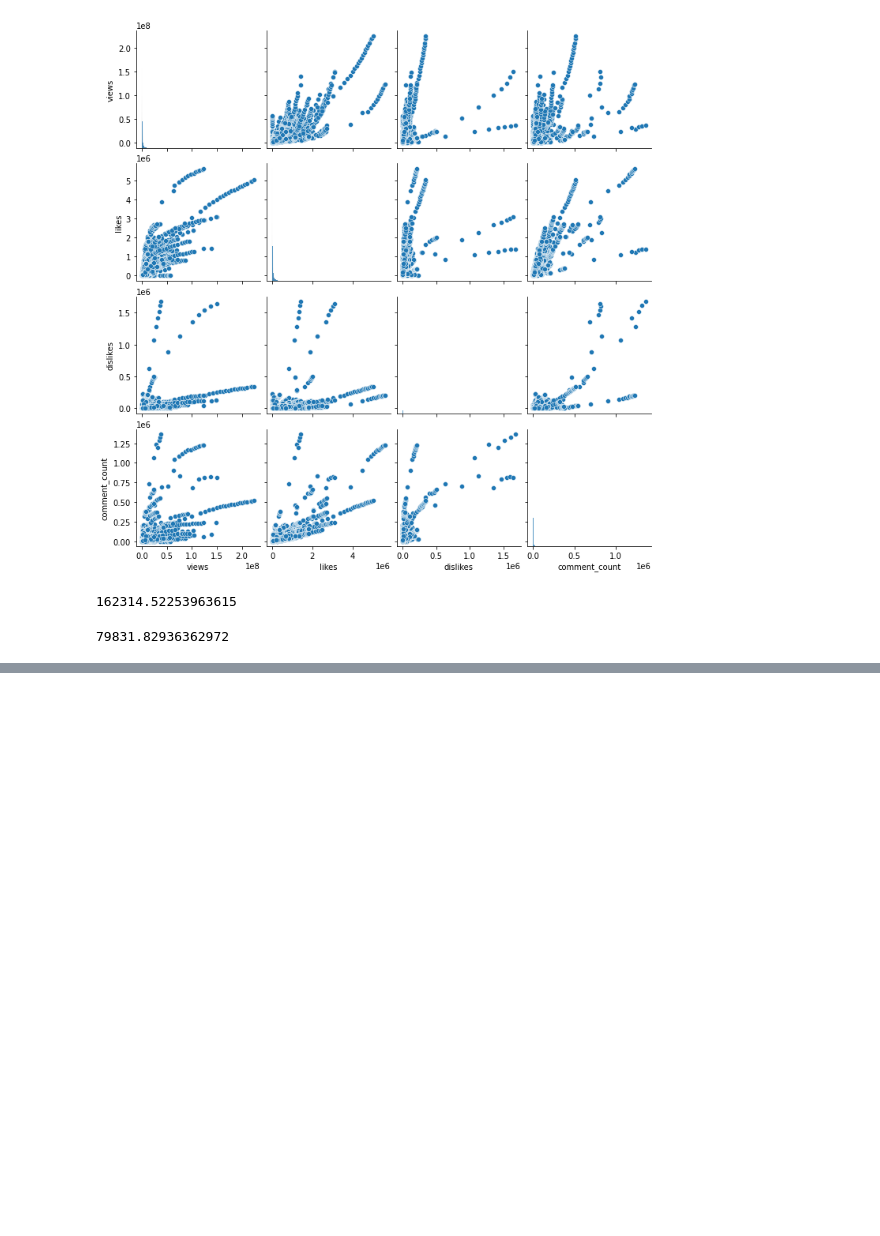
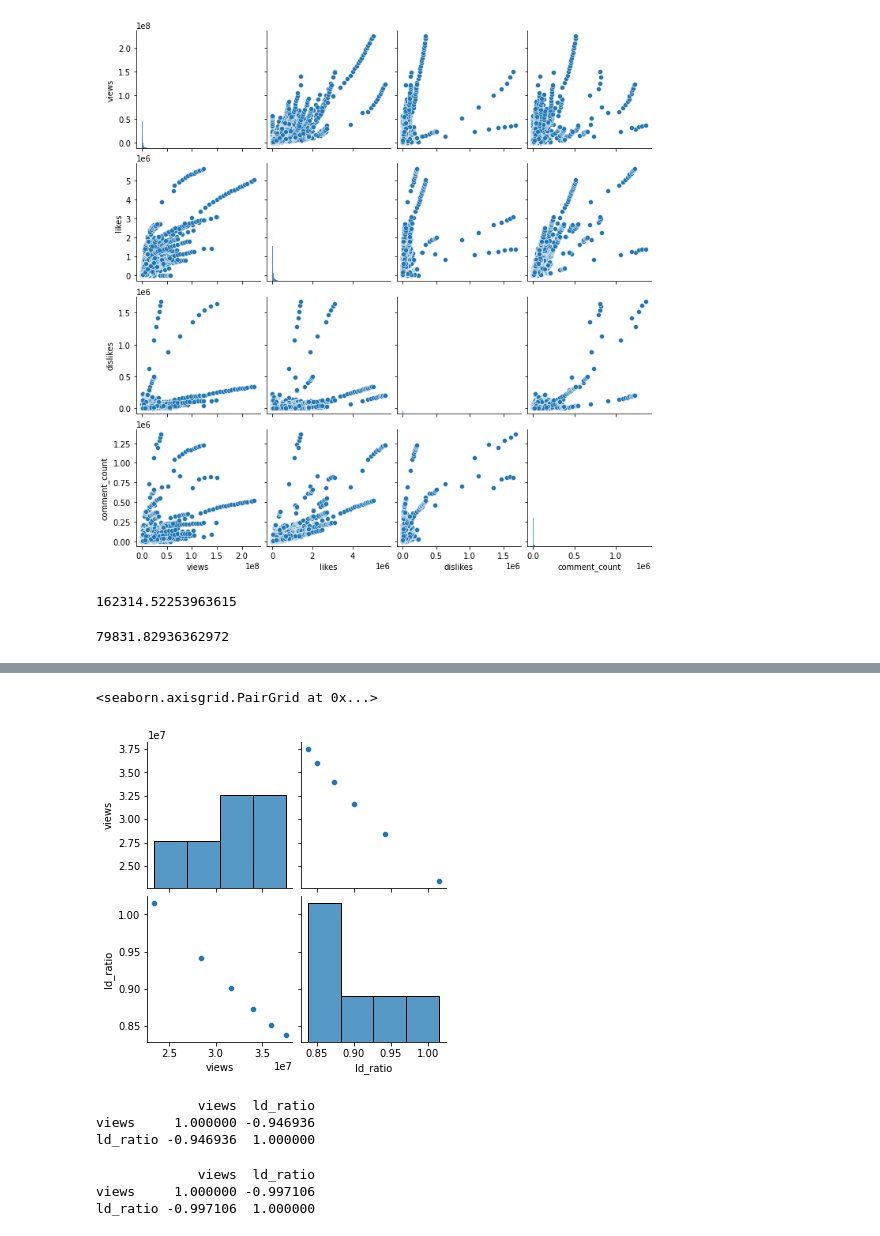
Before and after one commit to bsmalling/DS-Practice, a Jupyter notebook: Videos.ipynb, the cells around one changed output, grey strips where cells are left out. Cells and saved outputs as stored; diff of their text form; code cells hidden in the pictures; blank space fills up the shorter version.

```diff
--- a/Videos.ipynb
+++ b/Videos.ipynb
@@ -76,0 +85,19 @@ us_df[us_df['publish_time'].dt.year == 2018]['likes'].mean()
+# %%
+sns.pairplot(us_df[(us_df['ld_ratio'] > min_ratio) & (us_df['ld_ratio'] < max_ratio) & (us_df['views'] > 1.0e7)][['views', 'ld_ratio']])
+# %% [output]
+<seaborn.axisgrid.PairGrid at 0x...>
+[figure, added]
+# %%
+gb_top = gb_df[(gb_df['ld_ratio'] > min_ratio) & (gb_df['ld_ratio'] < max_ratio) & (gb_df['views'] > 1.0e7)]
+print(gb_top[['views', 'ld_ratio']].corr())
+# %% [output]
+             views  ld_ratio
+views     1.000000 -0.946936
+ld_ratio -0.946936  1.000000
+# %%
+us_top = us_df[(us_df['ld_ratio'] > min_ratio) & (us_df['ld_ratio'] < max_ratio) & (us_df['views'] > 1.0e7)]
+print(us_top[['views', 'ld_ratio']].corr())
+# %% [output]
+             views  ld_ratio
+views     1.000000 -0.997106
+ld_ratio -0.997106  1.000000
```
Also changed, not shown: parts of 2 cells of this notebook.
